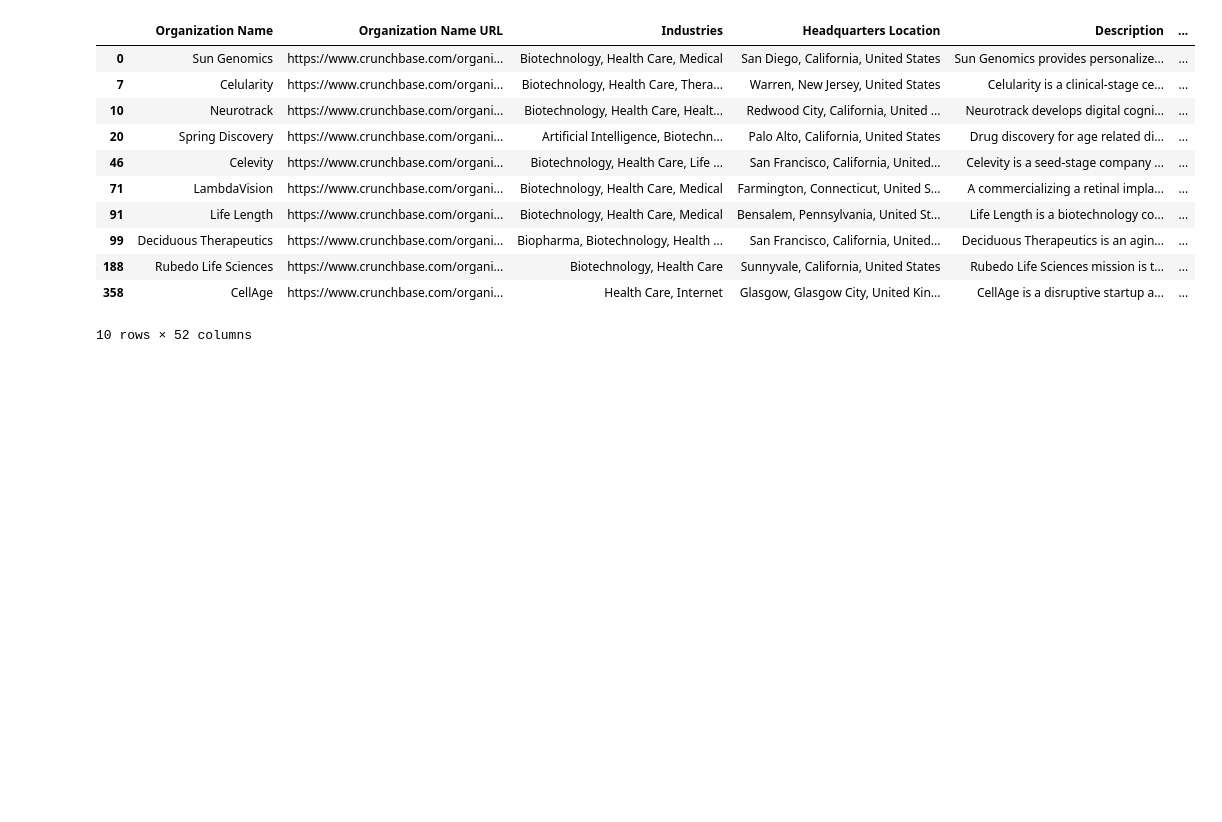
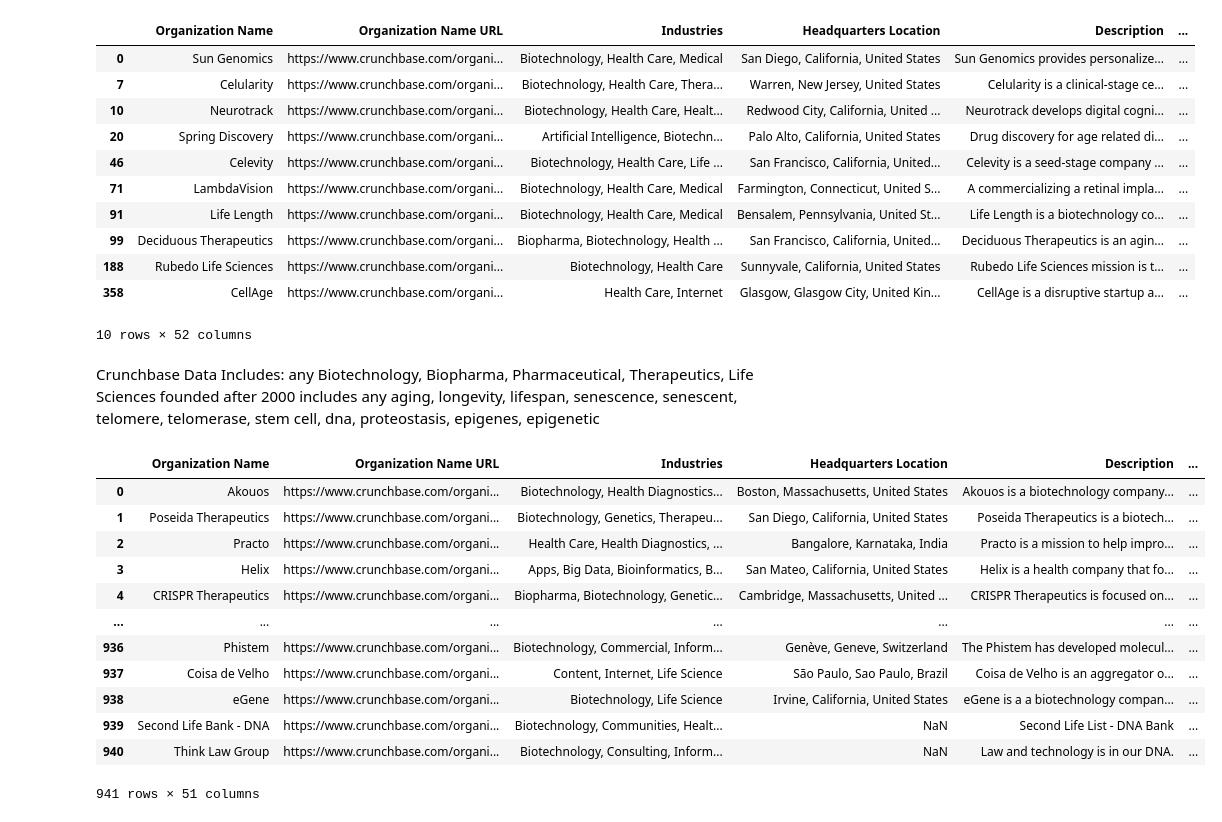
Before and after one commit to VickyZauner/venture-screening, a Jupyter notebook: data_prep.ipynb, the cells around one changed output. Cells and saved outputs as stored; diff of their text form; code cells hidden in the pictures; blank space fills up the shorter version.

```diff
--- a/data_prep.ipynb
+++ b/data_prep.ipynb
@@ -372,3 +372,26 @@ overlap
 | 188 | Rubedo Life Sciences | https://www.crunchbase.com/organi... | Biotechnology, Health Care | Sunnyvale, California, United States | Rubedo Life Sciences mission is t... | ... |
 | 358 | CellAge | https://www.crunchbase.com/organi... | Health Care, Internet | Glasgow, Glasgow City, United Kin... | CellAge is a disruptive startup a... | ... |
 10 rows × 52 columns
+# %% [markdown]
+Crunchbase Data Includes:
+any Biotechnology, Biopharma, Pharmaceutical, Therapeutics, Life Sciences
+founded after 2000
+includes any aging, longevity, lifespan, senescence, senescent, telomere, telomerase, stem cell, dna, proteostasis, epigenes, epigenetic
+# %%
+adv = pd.read_csv(r'data/advanced_search.csv')
+# %%
+adv
+# %% [output]
+|  | Organization Name | Organization Name URL | Industries | Headquarters Location | Description | ... |
+| 0 | Akouos | https://www.crunchbase.com/organi... | Biotechnology, Health Diagnostics... | Boston, Massachusetts, United States | Akouos is a biotechnology company... | ... |
+| 1 | Poseida Therapeutics | https://www.crunchbase.com/organi... | Biotechnology, Genetics, Therapeu... | San Diego, California, United States | Poseida Therapeutics is a biotech... | ... |
+| 2 | Practo | https://www.crunchbase.com/organi... | Health Care, Health Diagnostics, ... | Bangalore, Karnataka, India | Practo is a mission to help impro... | ... |
+| 3 | Helix | https://www.crunchbase.com/organi... | Apps, Big Data, Bioinformatics, B... | San Mateo, California, United States | Helix is a health company that fo... | ... |
+| 4 | CRISPR Therapeutics | https://www.crunchbase.com/organi... | Biopharma, Biotechnology, Genetic... | Cambridge, Massachusetts, United ... | CRISPR Therapeutics is focused on... | ... |
+| ... | ... | ... | ... | ... | ... | ... |
+| 936 | Phistem | https://www.crunchbase.com/organi... | Biotechnology, Commercial, Inform... | Genève, Geneve, Switzerland | The Phistem has developed molecul... | ... |
+| 937 | Coisa de Velho | https://www.crunchbase.com/organi... | Content, Internet, Life Science | São Paulo, Sao Paulo, Brazil | Coisa de Velho is an aggregator o... | ... |
+| 938 | eGene | https://www.crunchbase.com/organi... | Biotechnology, Life Science | Irvine, California, United States | eGene is a a biotechnology compan... | ... |
+| 939 | Second Life Bank - DNA | https://www.crunchbase.com/organi... | Biotechnology, Communities, Healt... | NaN | Second Life List - DNA Bank | ... |
+| 940 | Think Law Group | https://www.crunchbase.com/organi... | Biotechnology, Consulting, Inform... | NaN | Law and technology is in our DNA. | ... |
+941 rows × 51 columns
```
Also changed, not shown: 1 other file.
